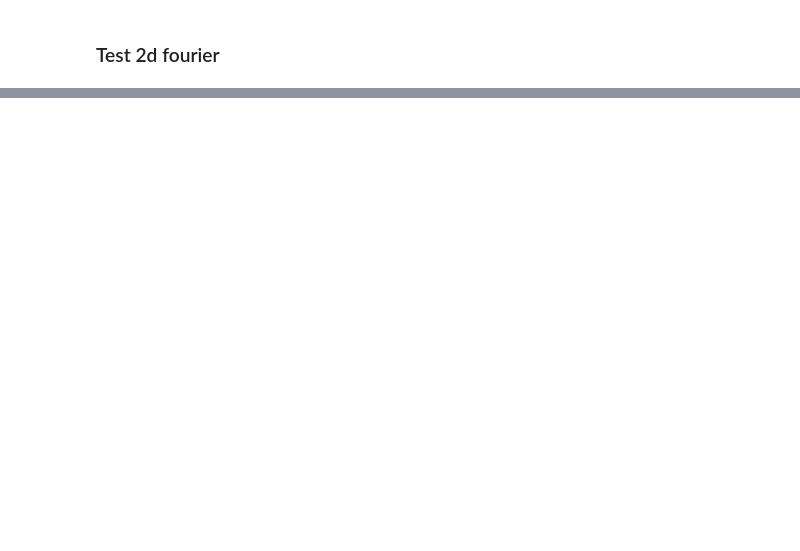
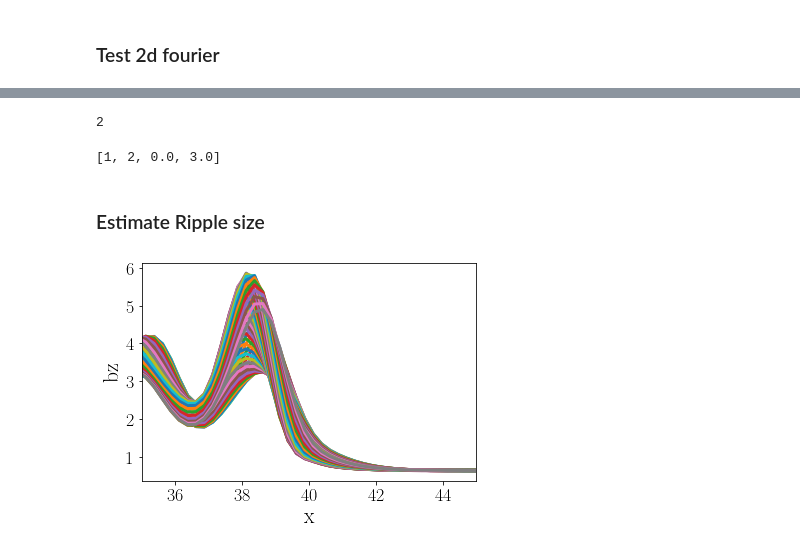
Before and after one commit to collinrbr/FPCAnalysis, a Jupyter notebook: dHybridR.ipynb, the cells around one changed output, grey strips where cells are left out. Saved outputs shown, nothing was run; the diff lists cells and outputs as text; code cells hidden in the pictures; blank space fills up the shorter version.

```diff
--- a/dHybridR.ipynb
+++ b/dHybridR.ipynb
@@ -704,0 +777,15 @@ if(9.625 not in vx):
+# %%
+temparr = np.asarray([1,2,0.,3.])
+np.where(temparr == 0)[0][0]
+# %% [output]
+2
+# %%
+temparr
+# %% [output]
+[1, 2, 0.0, 3.0]
+# %% [markdown]
+### Estimate Ripple size
+# %%
+pf.plot_stack_field_along_x(dfields,'bz','_yy',yyindex=0,zzindex=0,xlow=35.,xhigh=45.)
+# %% [output]
+[figure, added]
```
Also changed, not shown: parts of 70 cells of this notebook, 2 other files.
